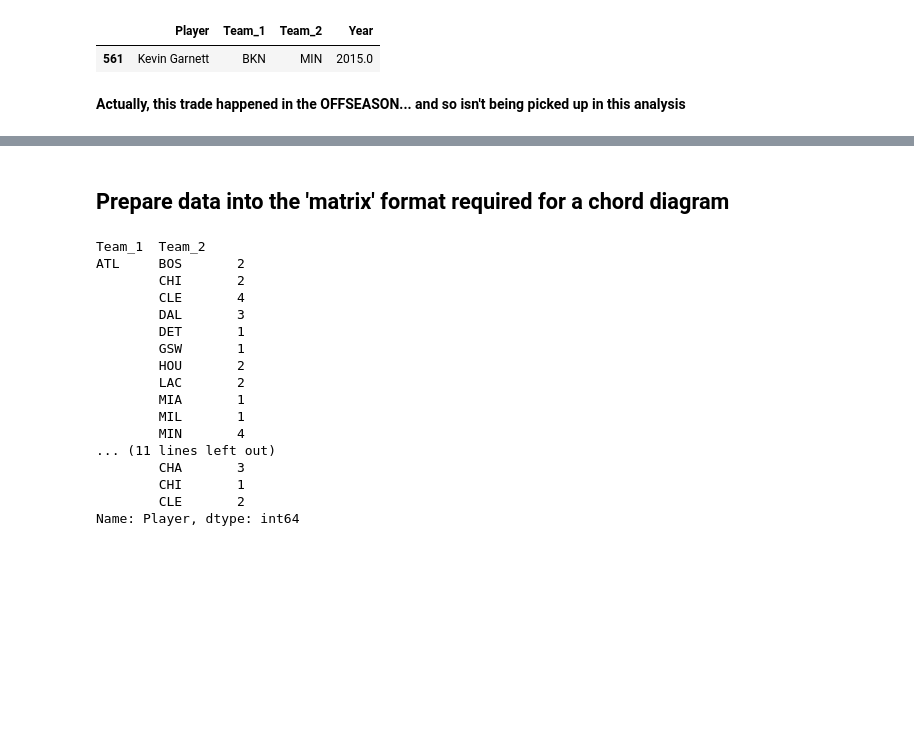
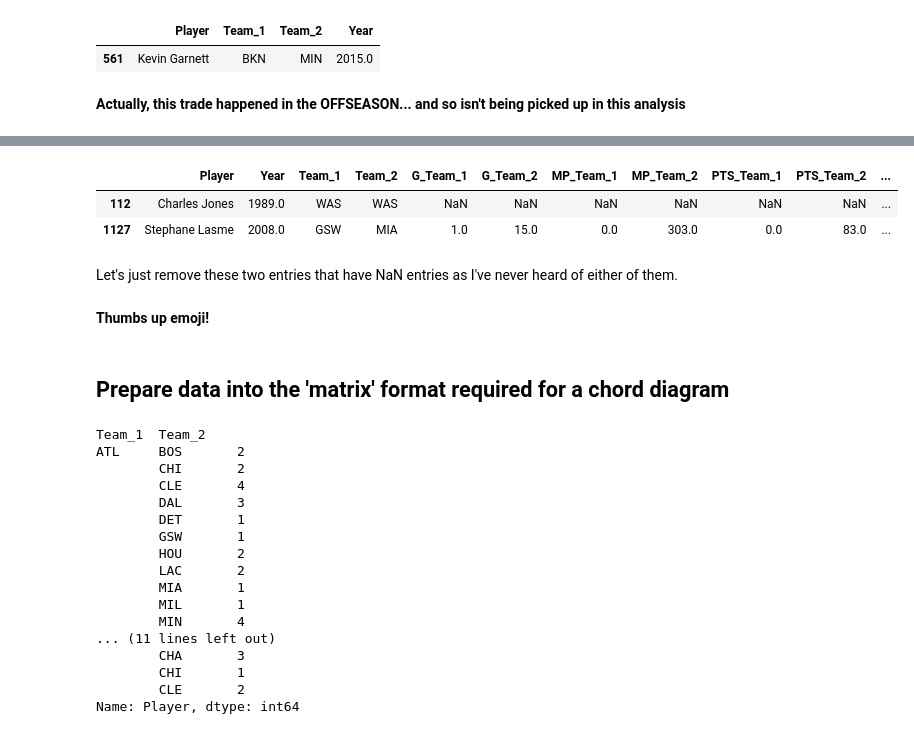
Before and after one commit to tttgm/NBA-Trade-Tracker, a Jupyter notebook: NBA-trade-tracker-chart.ipynb, the cells around one changed output, grey strips where cells are left out. Cells and saved outputs as stored; diff of their text form; code cells hidden in the pictures; blank space fills up the shorter version.

Commit message:
Expanded trade matrix to include some adv stats

```diff
--- a/NBA-trade-tracker-chart.ipynb
+++ b/NBA-trade-tracker-chart.ipynb
@@ -658,0 +661,5 @@ df.loc[df.Player == "Kevin Garnett"]
+# %%
+# Create a copy of the trade diagram to experiment with
+# Change the order of the columns while at it...
+
+df_full = df[['Player', 'Year', 'Team_1', 'Team_2']]
@@ -658,0 +861,21 @@ df.loc[df.Player == "Kevin Garnett"]
+# %%
+def map_tm_names2(d):
+    team_map = {
+        "NOK": "NOP",
+        "VAN": "MEM",
+        "SEA": "OKC",
+        "WSB": "WAS",
+        "NOH": "NOP",
+        "NJN": "BKN",
+        "CHH": "CHA",
+        "CHO": "CHA",
+        "KCK": "NYK",
+        "BRK": "BKN"
+    }
+    if d in team_map:
+        return team_map[d]
+    else:
+        return d
+# %%
+modern_stats_cleaned = modern_stats
+modern_stats_cleaned['Tm'] = modern_stats_cleaned['Tm'].apply(map_tm_names2)
@@ -658,0 +894,2 @@ df.loc[df.Player == "Kevin Garnett"]
+# %%
+df_full = match_stats(df_full, modern_stats_cleaned)
@@ -658,0 +935,10 @@ df.loc[df.Player == "Kevin Garnett"]
+# %%
+# See which entries have nan values
+df_full_nans = df_full[df_full.isnull().any(axis=1)]
+df_full_nans
+# %% [output]
+|  | Player | Year | Team_1 | Team_2 | G_Team_1 | G_Team_2 | MP_Team_1 | MP_Team_2 | PTS_Team_1 | PTS_Team_2 | ... |
+| 112 | Charles Jones | 1989.0 | WAS | WAS | NaN | NaN | NaN | NaN | NaN | NaN | ... |
+| 1127 | Stephane Lasme | 2008.0 | GSW | MIA | 1.0 | 15.0 | 0.0 | 303.0 | 0.0 | 83.0 | ... |
+# %% [markdown]
+Let's just remove these two entries that have NaN entries as I've never heard of either of them.
@@ -659,3 +947,5 @@ df.loc[df.Player == "Kevin Garnett"]
+# %% [markdown]
+**Thumbs up emoji!**
 # %% [markdown]
 ## Prepare data into the 'matrix' format required for a chord diagram
 # %%
```
Also changed, not shown: parts of 14 cells of this notebook.
